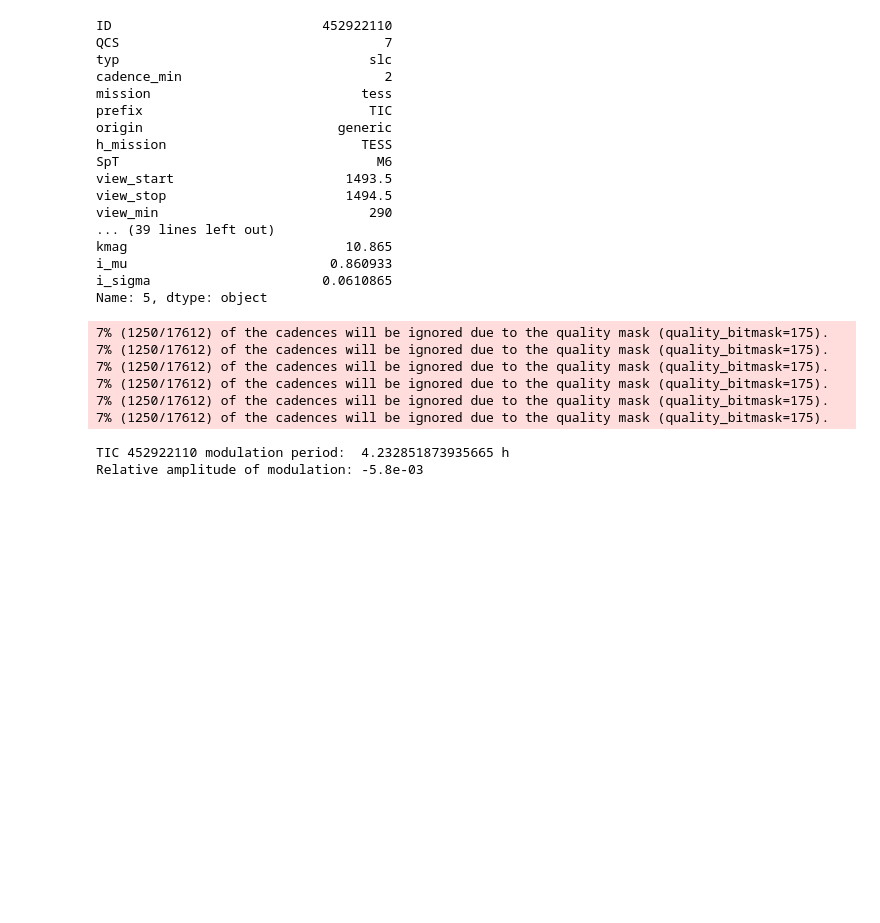
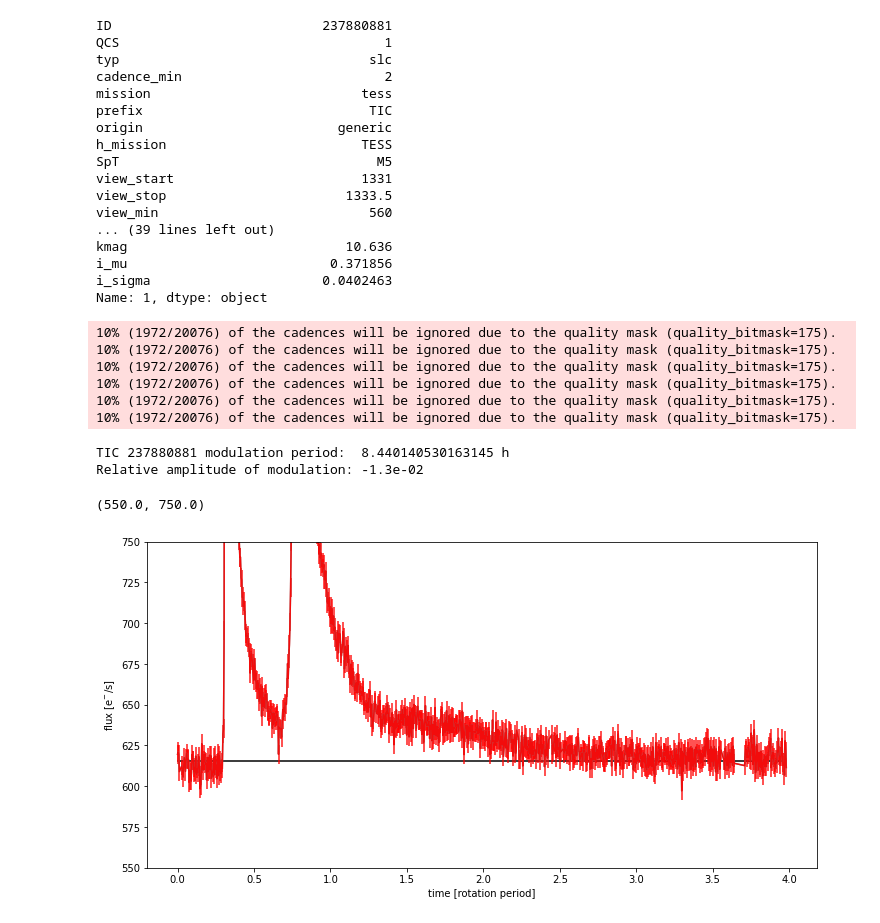
Before and after one commit to ekaterinailin/MalachiteMountains, a Jupyter notebook: analysis/notebooks/NB42_Model_fit_to_Real_Data.ipynb, the cells around one changed output. Saved outputs shown, nothing was run; the diff lists cells and outputs as text; code cells hidden in the pictures; blank space fills up the shorter version.

```diff
--- a/analysis/notebooks/NB42_Model_fit_to_Real_Data.ipynb
+++ b/analysis/notebooks/NB42_Model_fit_to_Real_Data.ipynb
@@ -49,7 +49,7 @@ tstamp
 lcs = pd.read_csv(f"{CWD}/data/summary/lcsi.csv")
 
 # Choose target from table
-target_N = -1
+target_N = 1
 target = lcs.iloc[target_N]
 
 # Pick up inclination and uncertainty
@@ -63,23 +63,23 @@ R = target.rad * R_sun
 
 target
 # %% [output]
-ID                           452922110
-QCS                                  7
+ID                           237880881
+QCS                                  1
 typ                                slc
 cadence_min                          2
 mission                           tess
 prefix                             TIC
 origin                         generic
 h_mission                         TESS
-SpT                                 M6
-view_start                      1493.5
-view_stop                       1494.5
-view_min                           290
+SpT                                 M5
+view_start                        1331
+view_stop                       1333.5
+view_min                           560
 ... (39 lines left out)
-kmag                            10.865
-i_mu                          0.860933
-i_sigma                      0.0610865
-Name: 5, dtype: object
+kmag                            10.636
+i_mu                          0.371856
+i_sigma                      0.0402463
+Name: 1, dtype: object
 # %%
 
 # Get the light curve of the target
@@ -96,7 +96,7 @@ flcd = FlareLightCurve(time=t,
 
 
 # Choose the light curve range to use for the model fit
-choice = (t > target.view_start +.0) & (t < target.view_stop)
+choice = (t > target.view_start +.55) & (t < target.view_stop-.55)
 t = t[choice]
 flux = sflux[choice]
 
@@ -106,35 +106,38 @@ flux_err = np.nanmean(flcd.detrended_flux_err)
 # Find the median flux in the chosen light curve range
 # by clipping outliers iteratively
 flcd = flcd[choice]
-median = np.nanmean(find_iterative_median(flcd).it_med)
+median = np.nanmean(find_iterative_median(flcd).it_med)-7
 
 
 # Convert time array to rotation phase array
 # using the rotation period of the star
 phi = (t - t[0]) / target.Prot_d * 2 * np.pi
 # %% [output]
-7% (1250/17612) of the cadences will be ignored due to the quality mask (quality_bitmask=175).
-7% (1250/17612) of the cadences will be ignored due to the quality mask (quality_bitmask=175).
-7% (1250/17612) of the cadences will be ignored due to the quality mask (quality_bitmask=175).
-7% (1250/17612) of the cadences will be ignored due to the quality mask (quality_bitmask=175).
-7% (1250/17612) of the cadences will be ignored due to the quality mask (quality_bitmask=175).
-7% (1250/17612) of the cadences will be ignored due to the quality mask (quality_bitmask=175).
+10% (1972/20076) of the cadences will be ignored due to the quality mask (quality_bitmask=175).
+10% (1972/20076) of the cadences will be ignored due to the quality mask (quality_bitmask=175).
+10% (1972/20076) of the cadences will be ignored due to the quality mask (quality_bitmask=175).
+10% (1972/20076) of the cadences will be ignored due to the quality mask (quality_bitmask=175).
+10% (1972/20076) of the cadences will be ignored due to the quality mask (quality_bitmask=175).
+10% (1972/20076) of the cadences will be ignored due to the quality mask (quality_bitmask=175).
-TIC 452922110 modulation period:  4.232851873935665 h
-Relative amplitude of modulation: -5.8e-03
+TIC 237880881 modulation period:  8.440140530163145 h
+Relative amplitude of modulation: -1.3e-02
 # %%
 
 cf = pd.DataFrame({"phi":phi,"flux":flux, "t":t,
               "flux_err":flux_err, "median_":median})
 cff = cf#f#.groupby(pd.cut(cf.phi, 900)).apply(np.mean)
 # cff = cff[(cff.phi<2.43*2*np.pi) |(cff.phi>2.55*2*np.pi)]
 plt.figure(figsize=(12,6))
 plt.plot(cf.phi/(2*np.pi), cf.flux,color="grey")
 plt.errorbar(cff.phi/(2*np.pi), cff.flux, yerr=cff.flux_err, color="r", alpha=.9)
-plt.plot(cf.phi/(2*np.pi), [median]*len(cf.phi),color="grey")
+plt.plot(cf.phi/(2*np.pi), [median]*len(cf.phi),color="k", zorder=1)
 
 plt.xlabel("time [rotation period]")
 plt.ylabel(r"flux [e$^{-}$/s]");
-#plt.xlim(25,30)
+plt.ylim(550, 750)
+# %% [output]
+(550.0, 750.0)
+[figure, added]
 # %%
 #cff = cff[(cff.phi<18.7) |(cff.phi>19.6)]
 cff
```
Also changed, not shown: parts of 6 cells of this notebook, 10 other files.
